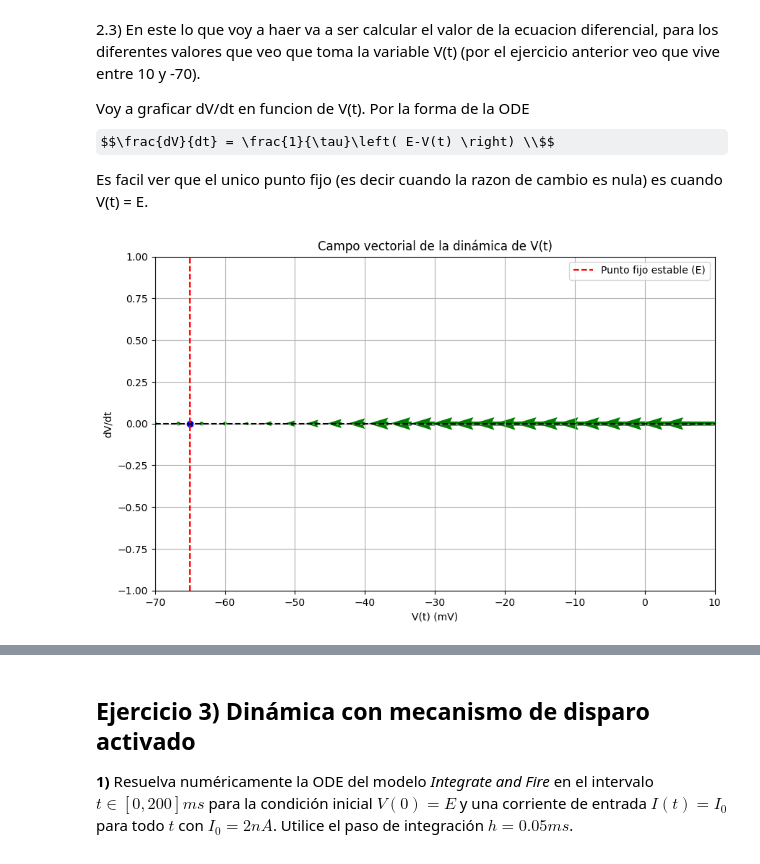
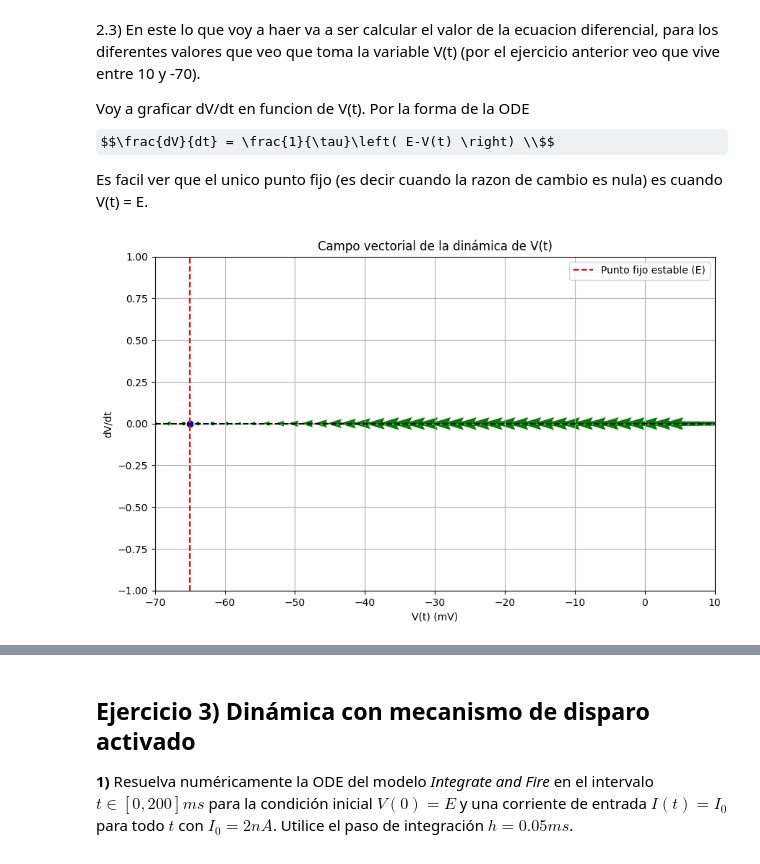
Before and after one commit to AdolfoBanchio/Redes-neuronales-2024, a Jupyter notebook: guias_ejercicios/redes_neuronales_2024_guia_5.ipynb, the cells around one changed output, grey strips where cells are left out. Cells and saved outputs as stored; diff of their text form; code cells hidden in the pictures; some formulas as TeX source.

```diff
--- a/guias_ejercicios/redes_neuronales_2024_guia_5.ipynb
+++ b/guias_ejercicios/redes_neuronales_2024_guia_5.ipynb
@@ -277,23 +276,25 @@ $$\frac{dV}{dt} = \frac{1}{\tau}\left( E-V(t) \right) \\$$
 Es facil ver que el unico punto fijo (es decir cuando la razon de cambio es nula) es cuando V(t) = E.
 # %%
 # Campo vectorial
-V_values = np.linspace(-70, 10, 25)  # Valores de V(t) para el campo vectorial
+V_values = np.linspace(-70, 10, 40)  # Valores de V(t) para el campo vectorial
 dV_dt = (-65 - V_values) / 10  # Derivada de V(t) respecto a t
 
 # Graficar el campo vectorial
 plt.figure(figsize=(10, 6))
 plt.quiver(V_values, np.zeros_like(V_values), dV_dt, np.zeros_like(dV_dt), angles='xy', scale_units='xy', scale=1, color='g')
 plt.axhline(y=0, color='k', linestyle='--')
 plt.axvline(x=-65, color='r', linestyle='--', label='Punto fijo estable (E)')
 plt.scatter(-65, 0, color='b')
+
+# quiver(x,y,u,v, {ops}) x e y el origen de cada vector u y v son las componentes del vector
 # Configuración de la gráfica
 plt.title('Campo vectorial de la dinámica de V(t)')
 plt.xlabel('V(t) (mV)')
 plt.ylabel('dV/dt')
 plt.xlim([-70, 10])
 plt.ylim([-1, 1])
 plt.grid(True)
 plt.legend()
 plt.show()
 # %% [output]
-[figure, old version]
+[figure, new version]
```
Also changed, not shown: parts of 23 cells of this notebook, 1 other file.
